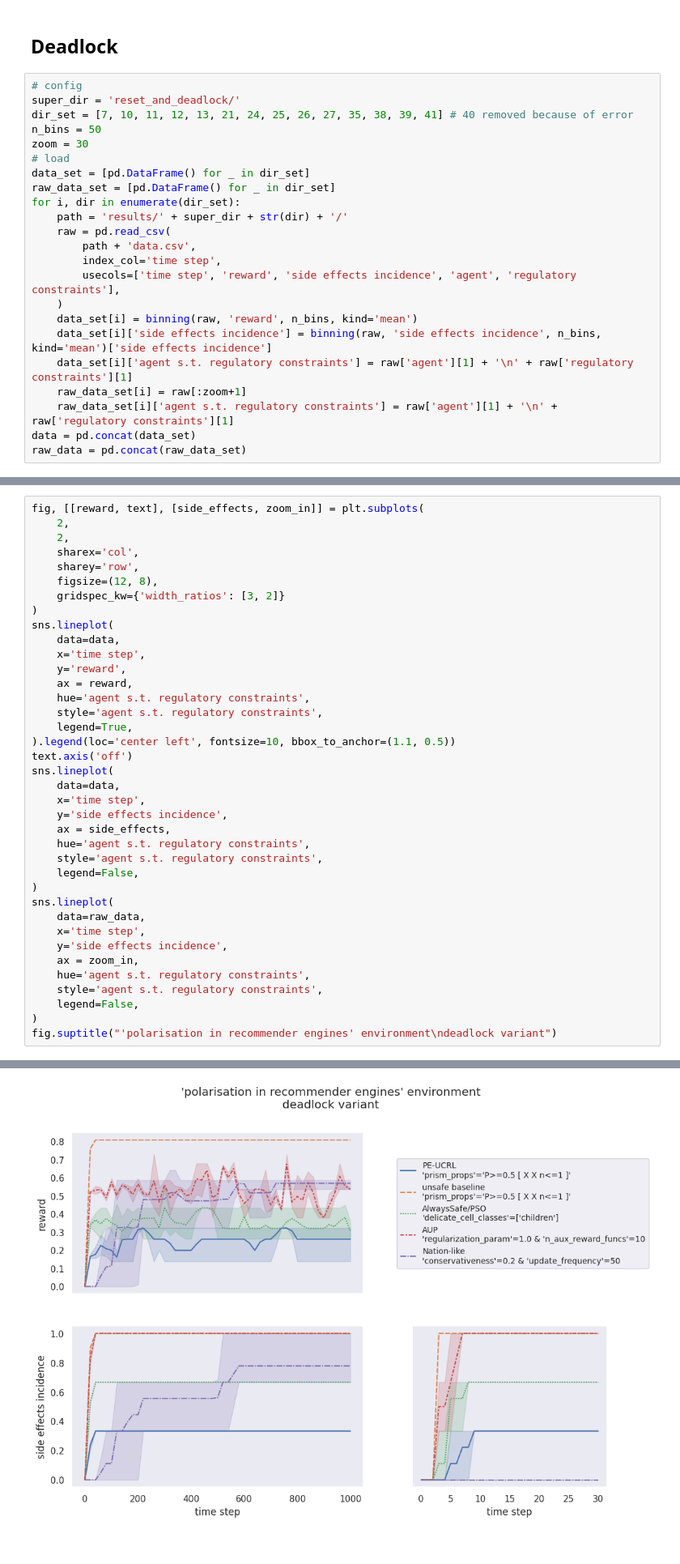
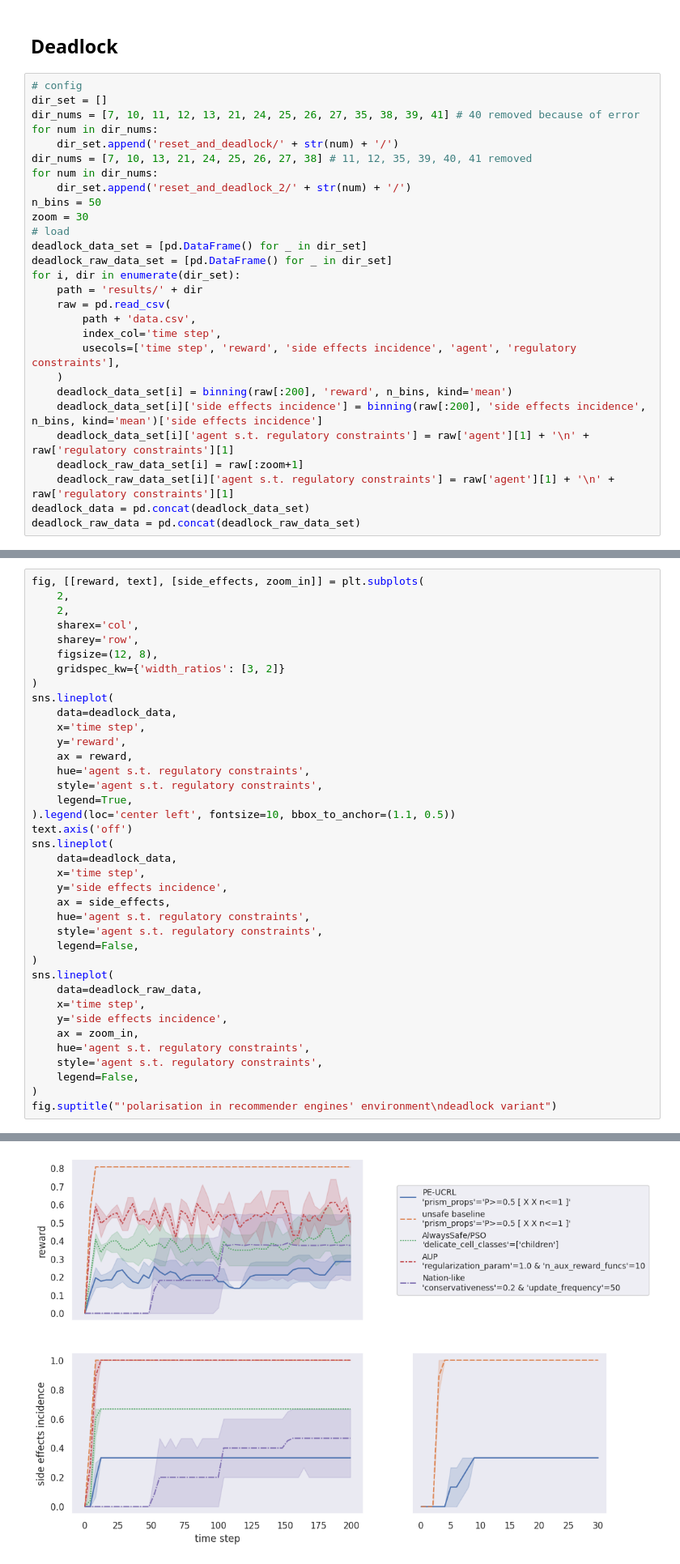
Before and after one commit to carlhenrikrolf/PilotExperimentation, a Jupyter notebook: statistical_comparisons.ipynb, the cells around one changed output, grey strips where cells are left out. Shown at 81% size. Cells and saved outputs as stored; diff of their text form.

```diff
--- a/statistical_comparisons.ipynb
+++ b/statistical_comparisons.ipynb
@@ -18,27 +18,32 @@ sns.set_theme(style='dark')
 ## Deadlock
 # %%
 # config
-super_dir = 'reset_and_deadlock/'
-dir_set = [7, 10, 11, 12, 13, 21, 24, 25, 26, 27, 35, 38, 39, 41] # 40 removed because of error
+dir_set = []
+dir_nums = [7, 10, 11, 12, 13, 21, 24, 25, 26, 27, 35, 38, 39, 41] # 40 removed because of error
+for num in dir_nums:
+    dir_set.append('reset_and_deadlock/' + str(num) + '/')
+dir_nums = [7, 10, 13, 21, 24, 25, 26, 27, 38] # 11, 12, 35, 39, 40, 41 removed
+for num in dir_nums:
+    dir_set.append('reset_and_deadlock_2/' + str(num) + '/')
 n_bins = 50
 zoom = 30
 # load
-data_set = [pd.DataFrame() for _ in dir_set]
-raw_data_set = [pd.DataFrame() for _ in dir_set]
+deadlock_data_set = [pd.DataFrame() for _ in dir_set]
+deadlock_raw_data_set = [pd.DataFrame() for _ in dir_set]
 for i, dir in enumerate(dir_set):
-    path = 'results/' + super_dir + str(dir) + '/'
+    path = 'results/' + dir
     raw = pd.read_csv(
         path + 'data.csv',
         index_col='time step',
         usecols=['time step', 'reward', 'side effects incidence', 'agent', 'regulatory constraints'],
     )
-    data_set[i] = binning(raw, 'reward', n_bins, kind='mean')
-    data_set[i]['side effects incidence'] = binning(raw, 'side effects incidence', n_bins, kind='mean')['side effects incidence']
-    data_set[i]['agent s.t. regulatory constraints'] = raw['agent'][1] + '\n' + raw['regulatory constraints'][1]
-    raw_data_set[i] = raw[:zoom+1]
-    raw_data_set[i]['agent s.t. regulatory constraints'] = raw['agent'][1] + '\n' + raw['regulatory constraints'][1]
-data = pd.concat(data_set)
-raw_data = pd.concat(raw_data_set)
+    deadlock_data_set[i] = binning(raw[:200], 'reward', n_bins, kind='mean')
+    deadlock_data_set[i]['side effects incidence'] = binning(raw[:200], 'side effects incidence', n_bins, kind='mean')['side effects incidence']
+    deadlock_data_set[i]['agent s.t. regulatory constraints'] = raw['agent'][1] + '\n' + raw['regulatory constraints'][1]
+    deadlock_raw_data_set[i] = raw[:zoom+1]
+    deadlock_raw_data_set[i]['agent s.t. regulatory constraints'] = raw['agent'][1] + '\n' + raw['regulatory constraints'][1]
+deadlock_data = pd.concat(deadlock_data_set)
+deadlock_raw_data = pd.concat(deadlock_raw_data_set)
 # %% [output]
 A value is trying to be set on a copy of a slice from a DataFrame.
 Try using .loc[row_indexer,col_indexer] = value instead
@@ -67,7 +72,7 @@ fig, [[reward, text], [side_effects, zoom_in]] = plt.subplots(
     gridspec_kw={'width_ratios': [3, 2]}
 )
 sns.lineplot(
-    data=data,
+    data=deadlock_data,
     x='time step',
     y='reward',
     ax = reward,
@@ -77,7 +82,7 @@ sns.lineplot(
 ).legend(loc='center left', fontsize=10, bbox_to_anchor=(1.1, 0.5))
 text.axis('off')
 sns.lineplot(
-    data=data,
+    data=deadlock_data,
     x='time step',
     y='side effects incidence',
     ax = side_effects,
@@ -86,7 +91,7 @@ sns.lineplot(
     legend=False,
 )
 sns.lineplot(
-    data=raw_data,
+    data=deadlock_raw_data,
     x='time step',
     y='side effects incidence',
     ax = zoom_in,
@@ -100 +105 @@ Text(0.5, 0.98, "'polarisation in recommender engines' environment\ndeadlock var
-[figure, old version]
+[figure, new version]
```
Also changed, not shown: parts of 4 cells of this notebook, 4 other files.
